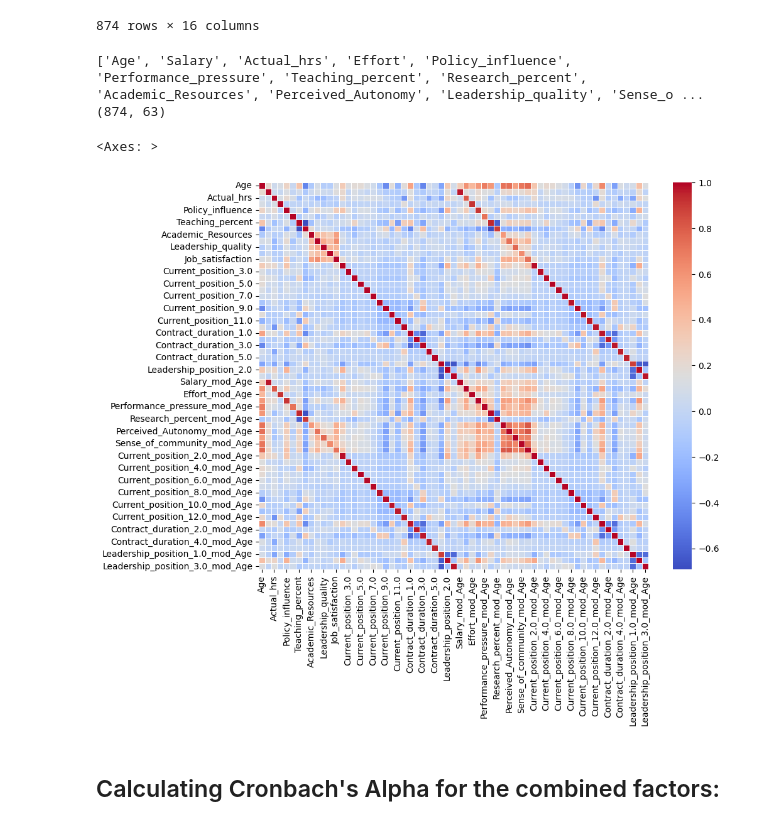
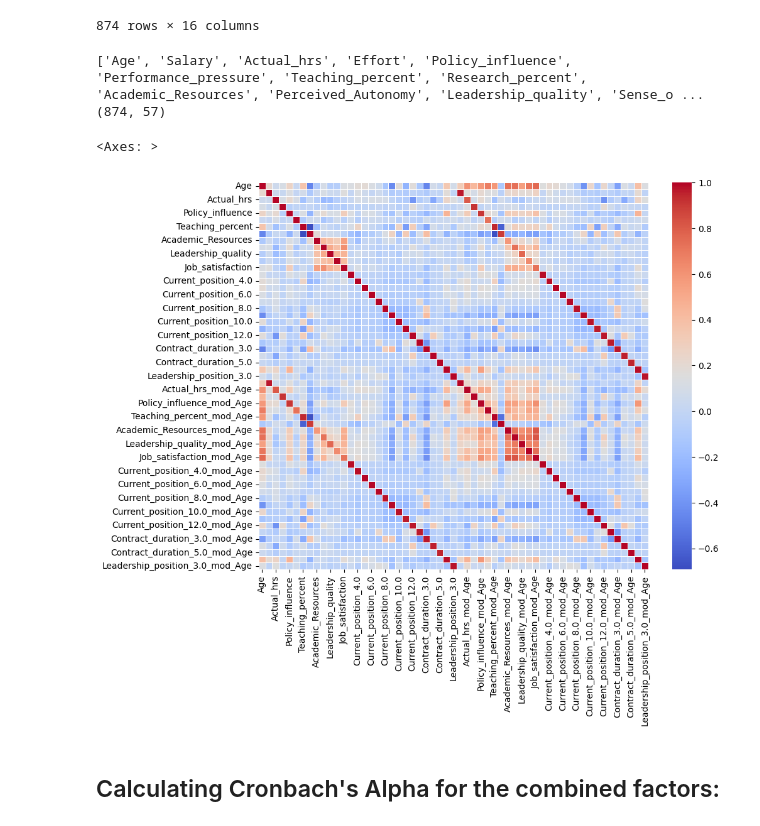
Before and after one commit to AndreiAf02/Job-Satisfaction, a Jupyter notebook: Job_Satisfaction_AT.ipynb, the cells around one changed output. Drawn from its saved outputs; the diff is of its cells as text; code cells hidden in the pictures.

```diff
--- a/Job_Satisfaction_AT.ipynb
+++ b/Job_Satisfaction_AT.ipynb
@@ -581,7 +654,7 @@ data_at_formatted_academic
 # %%
 ## Creating dummy variables for the categorical variables Current Position, Contract Duration, and Leadership Position:
 
-data_at_formatted_academic_w_dummies = pd.get_dummies(data_at_formatted_academic, columns = ['Current_position', 'Contract_duration', 'Leadership_position'])
+data_at_formatted_academic_w_dummies = pd.get_dummies(data_at_formatted_academic, columns = ['Current_position', 'Contract_duration', 'Leadership_position'], drop_first=True)
 
 data_at_formatted_academic_w_dummies = data_at_formatted_academic_w_dummies.dropna().reset_index(drop=True)
 
@@ -599,21 +672,15 @@ print(data_at_formatted_academic_w_dummies.columns.tolist())
 print(np.shape(data_at_formatted_academic_w_dummies))
 # %% [output]
 ['Age', 'Salary', 'Actual_hrs', 'Effort', 'Policy_influence', 'Performance_pressure', 'Teaching_percent', 'Research_percent', 'Academic_Resources', 'Perceived_Autonomy', 'Leadership_quality', 'Sense_o ...
-(874, 63)
+(874, 57)
 # %%
 correlations = data_at_formatted_academic_w_dummies.corr()
 
-plt.figure(figsize=(10, 8)) # Adjust figure size for better readability
-sns.heatmap(
-    correlations,
-    annot=False,     # Display the correlation values on the heatmap
-    cmap='coolwarm', # Use a diverging color palette for better contrast
-    fmt=".2f",      # Format the annotations to two decimal places
-    linewidths=.5   # Add lines to separate the cells
-)
+plt.figure(figsize=(10, 8))
+sns.heatmap(correlations, annot=False, cmap='coolwarm', fmt=".2f", linewidths=.5)
 # %% [output]
 <Axes: >
-[figure, old version]
+[figure, new version]
 # %% [markdown]
 ## Calculating Cronbach's Alpha for the combined factors:
 # %%
```
Also changed, not shown: parts of 19 cells of this notebook.
